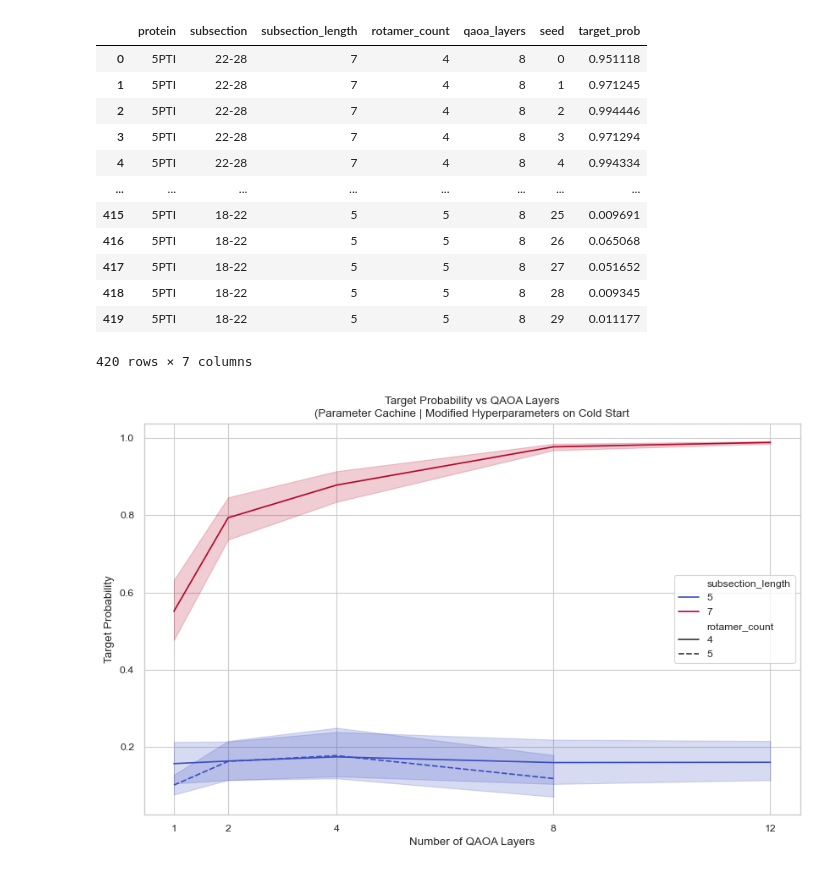
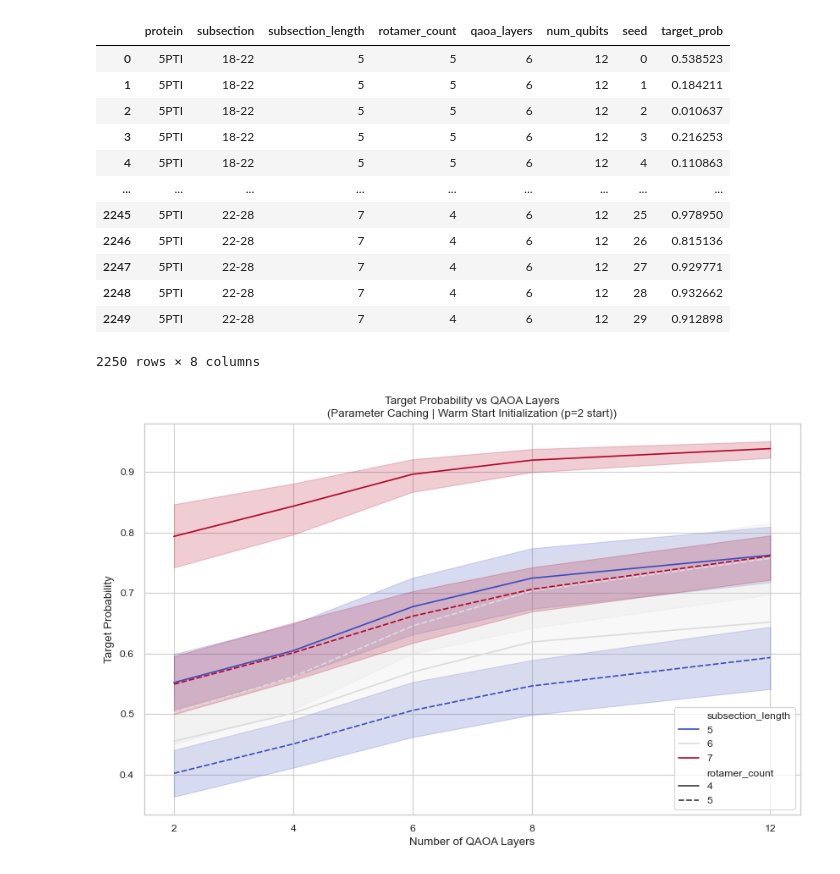
Before and after one commit to sebi-stewart/qml-protein-folding, a Jupyter notebook: plotting.ipynb, the cells around one changed output. Drawn from its saved outputs; the diff is of its cells as text; code cells hidden in the pictures.

```diff
--- a/plotting.ipynb
+++ b/plotting.ipynb
@@ -31,5 +34,6 @@ result_files
 # %%
 data_keys = ["cost_history", "target_probs", "target_indices", "best_target_index", "conformation_map"]
+names_set = set()
 
 for name, data in result_files.items():
     with open(data["path"], 'rb') as f:
@@ -44,4 +48,7 @@ for name, data in result_files.items():
 
     result_files[name]["subsection"] = f"{result_files[name]['start_residue']}-{result_files[name]['end_residue']}"
     result_files[name]["subsection_length"] = result_files[name]["end_residue"] - result_files[name]["start_residue"] + 1
+
+    name_without_layers = "_".join(name.split("_")[:-2])
+    names_set.add(name_without_layers)
 # %%
@@ -51,3 +72,12 @@ dict_keys(['5PTI_22_28_4_8_layers', '5PTI_22_28_4_12_layers', '5PTI_18_22_5_4_la
 # %%
-result_files["5PTI_18_22_5_8_layers"]["data"]['target_indices']
+from qaoa.objects import init_basic_params
+from qaoa.main import load_qaoa_data
+
+energy_files = list(pathlib.Path("extraction/energies/small").glob("*.pkl"))
+file_to_qubit_mapping = {}
+for file in energy_files:
+    one_body, _ = load_qaoa_data(file)
+    basic_params = init_basic_params(one_body)
+    file_to_qubit_mapping[file.stem] = basic_params.num_qubits
+file_to_qubit_mapping
 # %% [output]
@@ -55,7 +99,18 @@ array([2704, 2696, 1680, 1672], dtype=int32)
+# %%
+# Attach number of qubits to each result record
+for name, data in result_files.items():
+    name_without_layers = "_".join(name.split("_")[:-2])
+    if name_without_layers in file_to_qubit_mapping:
+        result_files[name]["num_qubits"] = file_to_qubit_mapping[name_without_layers]
+    else:
+        print(f"Warning: No qubit mapping found for {name_without_layers}. Setting num_qubits to None.")
+        result_files[name]["num_qubits"] = None
 # %%
 target_probs_records = []
 
 for name, data in result_files.items():
+    # if not name.startswith("5PTI_18_22"): continue
+
     target_probs = result_files[name]["data"]['target_probs']
     print("Shape of target_probs:", target_probs.shape)  # Should be (30, 16)
 
@@ -71,6 +126,7 @@ for name, data in result_files.items():
             'subsection_length': result_files[name]['subsection_length'],
             'rotamer_count': result_files[name]['rotamer_count'],
             'qaoa_layers': result_files[name]['qaoa_layers'],
+            'num_qubits': result_files[name]['num_qubits'],
             'seed': seed_idx,
             'target_prob': summed_prob  # This is now the sum across all 16 conformations
         }
@@ -78,6 +134,4 @@ for name, data in result_files.items():
 
 # Create dataframe from records
 target_probs_df = pd.DataFrame(target_probs_records)
-target_probs_df.head()
-target_probs_df
 # %% [output]
@@ -114,35 +155,35 @@ Shape after summing across conformations: (30,)
 # %%
 target_probs_df
 # %% [output]
-|  | protein | subsection | subsection_length | rotamer_count | qaoa_layers | seed | target_prob |
-| 0 | 5PTI | 22-28 | 7 | 4 | 8 | 0 | 0.951118 |
-| 1 | 5PTI | 22-28 | 7 | 4 | 8 | 1 | 0.971245 |
-| 2 | 5PTI | 22-28 | 7 | 4 | 8 | 2 | 0.994446 |
-| 3 | 5PTI | 22-28 | 7 | 4 | 8 | 3 | 0.971294 |
-| 4 | 5PTI | 22-28 | 7 | 4 | 8 | 4 | 0.994334 |
-| ... | ... | ... | ... | ... | ... | ... | ... |
-| 415 | 5PTI | 18-22 | 5 | 5 | 8 | 25 | 0.009691 |
-| 416 | 5PTI | 18-22 | 5 | 5 | 8 | 26 | 0.065068 |
-| 417 | 5PTI | 18-22 | 5 | 5 | 8 | 27 | 0.051652 |
-| 418 | 5PTI | 18-22 | 5 | 5 | 8 | 28 | 0.009345 |
-| 419 | 5PTI | 18-22 | 5 | 5 | 8 | 29 | 0.011177 |
+|  | protein | subsection | subsection_length | rotamer_count | qaoa_layers | num_qubits | seed | target_prob |
+| 0 | 5PTI | 18-22 | 5 | 5 | 6 | 12 | 0 | 0.538523 |
+| 1 | 5PTI | 18-22 | 5 | 5 | 6 | 12 | 1 | 0.184211 |
+| 2 | 5PTI | 18-22 | 5 | 5 | 6 | 12 | 2 | 0.010637 |
+| 3 | 5PTI | 18-22 | 5 | 5 | 6 | 12 | 3 | 0.216253 |
+| 4 | 5PTI | 18-22 | 5 | 5 | 6 | 12 | 4 | 0.110863 |
+| ... | ... | ... | ... | ... | ... | ... | ... | ... |
+| 2245 | 5PTI | 22-28 | 7 | 4 | 6 | 12 | 25 | 0.978950 |
+| 2246 | 5PTI | 22-28 | 7 | 4 | 6 | 12 | 26 | 0.815136 |
+| 2247 | 5PTI | 22-28 | 7 | 4 | 6 | 12 | 27 | 0.929771 |
+| 2248 | 5PTI | 22-28 | 7 | 4 | 6 | 12 | 28 | 0.932662 |
+| 2249 | 5PTI | 22-28 | 7 | 4 | 6 | 12 | 29 | 0.912898 |
-420 rows × 7 columns
+2250 rows × 8 columns
 # %%
 fig, ax = plt.subplots(figsize=(10, 6))
 
 sns.lineplot(data=target_probs_df,
              x="qaoa_layers", y="target_prob",
              hue='subsection_length', style='rotamer_count',
              markers=False,
-             palette=sns.color_palette('coolwarm', as_cmap = True),
+             palette=sns.color_palette('coolwarm', as_cmap=True, n_colors=target_probs_df['subsection_length'].nunique()),
              ax=ax)
 
-ax.set_xticks([1, 2, 4, 8, 12])
+ax.set_xticks([2, 4, 6, 8, 12])
 
-ax.set_title("Target Probability vs QAOA Layers\n(Parameter Cachine | Modified Hyperparameters on Cold Start")
+ax.set_title("Target Probability vs QAOA Layers\n(Parameter Caching | Warm Start Initialization (p=2 start))")
 ax.set_xlabel("Number of QAOA Layers")
 ax.set_ylabel("Target Probability")
 
 plt.savefig(f"plots/{results_folder}_2.svg", dpi=300, bbox_inches='tight')
 # %% [output]
-[figure, old version]
+[figure, new version]
```
Also changed, not shown: parts of 11 cells of this notebook, 2 other files.
